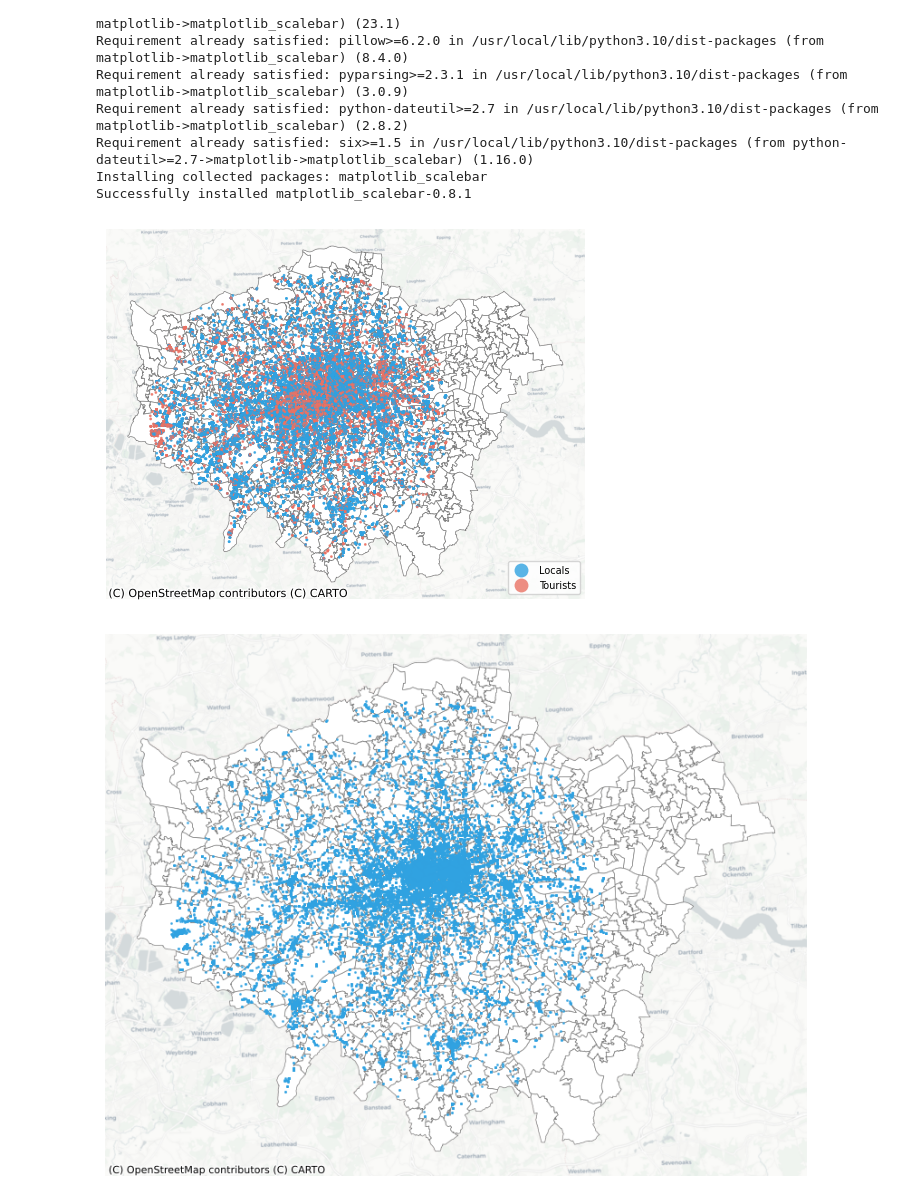
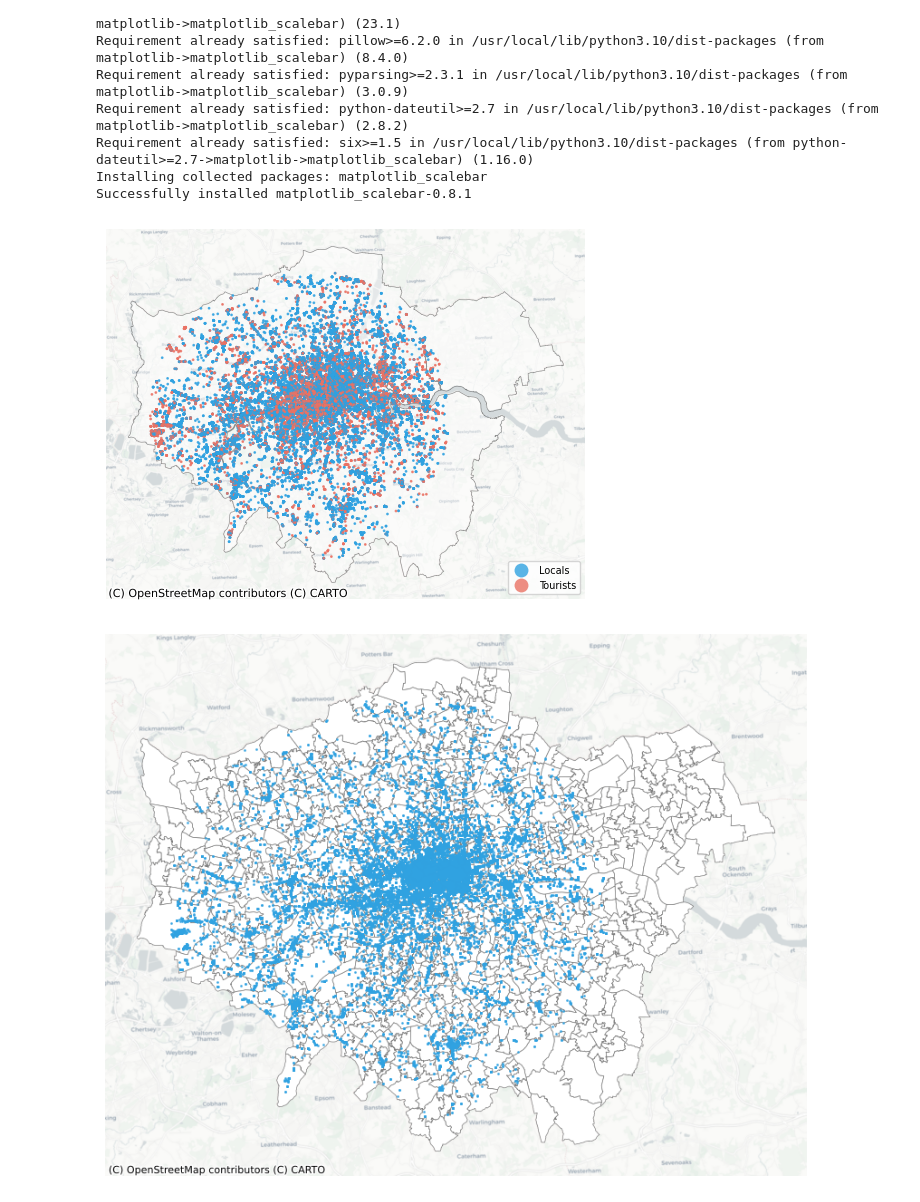
Before and after one commit to leyixu21/Semantic-Trajectory, a Jupyter notebook: clean_foursquare_data.ipynb, the cells around one changed output. Drawn from its saved outputs; the diff is of its cells as text; code cells hidden in the pictures.

```diff
--- a/clean_foursquare_data.ipynb
+++ b/clean_foursquare_data.ipynb
@@ -1882,7 +1882,7 @@ Installing collected packages: matplotlib_scalebar
 Successfully installed matplotlib_scalebar-0.8.1
 # %%
 from matplotlib.colors import ListedColormap
-from matplotlib_scalebar.scalebar import ScaleBar
+# from matplotlib_scalebar.scalebar import ScaleBar
 
 # map tourist labels
 labels = {'n': 'Locals', 'y': 'Tourists'}
@@ -1894,36 +1894,36 @@ cmap = ListedColormap(list(cmap_dict.values()))
 
 # plot the distribution of check-ins of locals and tourists
 fig, ax = plt.subplots()
 
 # transform the crs
-london = london.to_crs(epsg=27700)
+london_union = london_union.to_crs(epsg=27700)
 gdf_london_cleaned_proj = gdf_london_cleaned.to_crs(epsg=27700)
 
-# plot london boroughs
-london.plot(ax=ax, color='white', edgecolor='grey', linewidth=0.5)
+# plot london
+london_union.plot(ax=ax, color='white', alpha=0.4, edgecolor='black', linewidth=0.5)
 
 # plot check-ins
 gdf_london_cleaned_proj.plot(ax=ax, column='label', cmap=cmap, markersize=1, alpha=0.8, legend=True, legend_kwds={"loc": "lower right", "fontsize": 7})
 
 # add the basemap
 ctx.add_basemap(ax, crs = gdf_london_cleaned_proj.crs.to_string(), source=ctx.providers.CartoDB.Positron)
 
 
 # # add the scale bar
 # scale = ScaleBar(
 #     dx=1,
 #     location="center right",  # in relation to the whole plot
 #     label_loc="right",
 #     scale_loc="bottom",  # in relation to the line
 # )
 # ax.add_artist(scale)
 
 # turn of axes
 ax.set_axis_off()
 plt.savefig(path_figures+'foursquare_distribution.png', dpi=300)
 
 plt.show()
 # %% [output]
-[figure, old version]
+[figure, new version]
 # %%
 # plot the distribution of check-ins of locals and tourists
```
Also changed, not shown: parts of 2 cells of this notebook.
